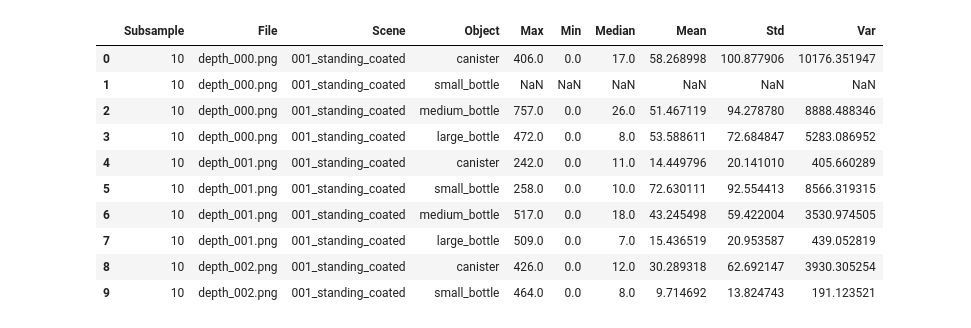
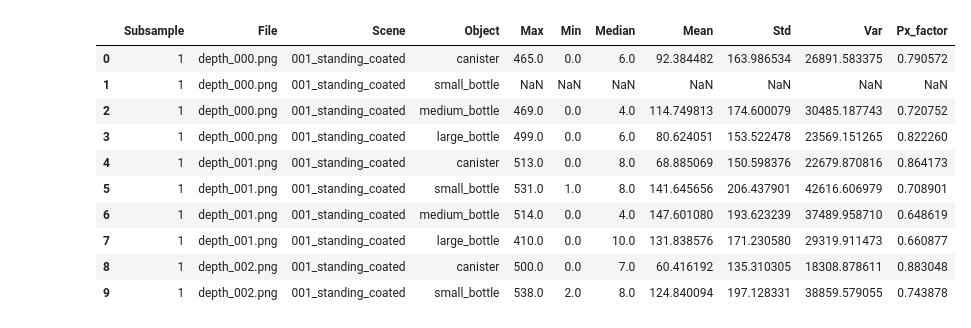
Before and after one commit to juliusroschmann/viewpoint_sampling, a Jupyter notebook: misc/depth_evaluation_plots_sensor.ipynb, the cells around one changed output. Saved outputs shown, nothing was run; the diff lists cells and outputs as text; code cells hidden in the pictures.

```diff
--- a/misc/depth_evaluation_plots_sensor.ipynb
+++ b/misc/depth_evaluation_plots_sensor.ipynb
@@ -6,38 +6,38 @@ import os
 import pandas as pd
 # %%
 
-# This is the path where you want to search
-path = "/home/julius/Documents/Julius_03_x_auswertung"
+# This is the path_sensor where you want to search
+path_sensor = "/home/julius/Documents/Julius_03"
 
 # this is the extension you want to detect
-extension = '.csv'
+extension = 'ONLY_NON_ZERO_COMP.csv'
 all_files = []
-for root, dirs_list, files_list in os.walk(path):
+for root, dirs_list, files_list in os.walk(path_sensor):
     for file_name in files_list:
         if os.path.splitext(file_name)[-1] == extension:
             file_name_path = os.path.join(root, file_name)
             all_files.append(file_name_path)  # This is the full path of the filt
 
 all_files = sorted(all_files)
 li = []
 
 for filename in all_files:
     df = pd.read_csv(filename, index_col=0, header=0)
     li.append(df)
 
-master_df = pd.concat(li, axis=0, ignore_index=True)
+sensor_df = pd.concat(li, axis=0, ignore_index=True)
 
-master_df.head(10)
+sensor_df.head(10)
 # %% [output]
-|  | Subsample | File | Scene | Object | Max | Min | Median | Mean | Std | Var |
-| 0 | 10 | depth_000.png | 001_standing_coated | canister | 406.0 | 0.0 | 17.0 | 58.268998 | 100.877906 | 10176.351947 |
-| 1 | 10 | depth_000.png | 001_standing_coated | small_bottle | NaN | NaN | NaN | NaN | NaN | NaN |
-| 2 | 10 | depth_000.png | 001_standing_coated | medium_bottle | 757.0 | 0.0 | 26.0 | 51.467119 | 94.278780 | 8888.488346 |
-| 3 | 10 | depth_000.png | 001_standing_coated | large_bottle | 472.0 | 0.0 | 8.0 | 53.588611 | 72.684847 | 5283.086952 |
-| 4 | 10 | depth_001.png | 001_standing_coated | canister | 242.0 | 0.0 | 11.0 | 14.449796 | 20.141010 | 405.660289 |
-| 5 | 10 | depth_001.png | 001_standing_coated | small_bottle | 258.0 | 0.0 | 10.0 | 72.630111 | 92.554413 | 8566.319315 |
-| 6 | 10 | depth_001.png | 001_standing_coated | medium_bottle | 517.0 | 0.0 | 18.0 | 43.245498 | 59.422004 | 3530.974505 |
-| 7 | 10 | depth_001.png | 001_standing_coated | large_bottle | 509.0 | 0.0 | 7.0 | 15.436519 | 20.953587 | 439.052819 |
-| 8 | 10 | depth_002.png | 001_standing_coated | canister | 426.0 | 0.0 | 12.0 | 30.289318 | 62.692147 | 3930.305254 |
-| 9 | 10 | depth_002.png | 001_standing_coated | small_bottle | 464.0 | 0.0 | 8.0 | 9.714692 | 13.824743 | 191.123521 |
+|  | Subsample | File | Scene | Object | Max | Min | Median | Mean | Std | Var | Px_factor |
+| 0 | 1 | depth_000.png | 001_standing_coated | canister | 465.0 | 0.0 | 6.0 | 92.384482 | 163.986534 | 26891.583375 | 0.790572 |
+| 1 | 1 | depth_000.png | 001_standing_coated | small_bottle | NaN | NaN | NaN | NaN | NaN | NaN | NaN |
+| 2 | 1 | depth_000.png | 001_standing_coated | medium_bottle | 469.0 | 0.0 | 4.0 | 114.749813 | 174.600079 | 30485.187743 | 0.720752 |
+| 3 | 1 | depth_000.png | 001_standing_coated | large_bottle | 499.0 | 0.0 | 6.0 | 80.624051 | 153.522478 | 23569.151265 | 0.822260 |
+| 4 | 1 | depth_001.png | 001_standing_coated | canister | 513.0 | 0.0 | 8.0 | 68.885069 | 150.598376 | 22679.870816 | 0.864173 |
+| 5 | 1 | depth_001.png | 001_standing_coated | small_bottle | 531.0 | 1.0 | 8.0 | 141.645656 | 206.437901 | 42616.606979 | 0.708901 |
+| 6 | 1 | depth_001.png | 001_standing_coated | medium_bottle | 514.0 | 0.0 | 4.0 | 147.601080 | 193.623239 | 37489.958710 | 0.648619 |
+| 7 | 1 | depth_001.png | 001_standing_coated | large_bottle | 410.0 | 0.0 | 10.0 | 131.838576 | 171.230580 | 29319.911473 | 0.660877 |
+| 8 | 1 | depth_002.png | 001_standing_coated | canister | 500.0 | 0.0 | 7.0 | 60.416192 | 135.310305 | 18308.878611 | 0.883048 |
+| 9 | 1 | depth_002.png | 001_standing_coated | small_bottle | 538.0 | 2.0 | 8.0 | 124.840094 | 197.128331 | 38859.579055 | 0.743878 |
 # %%
```
Also changed, not shown: parts of 3 cells of this notebook, 2 other files.
